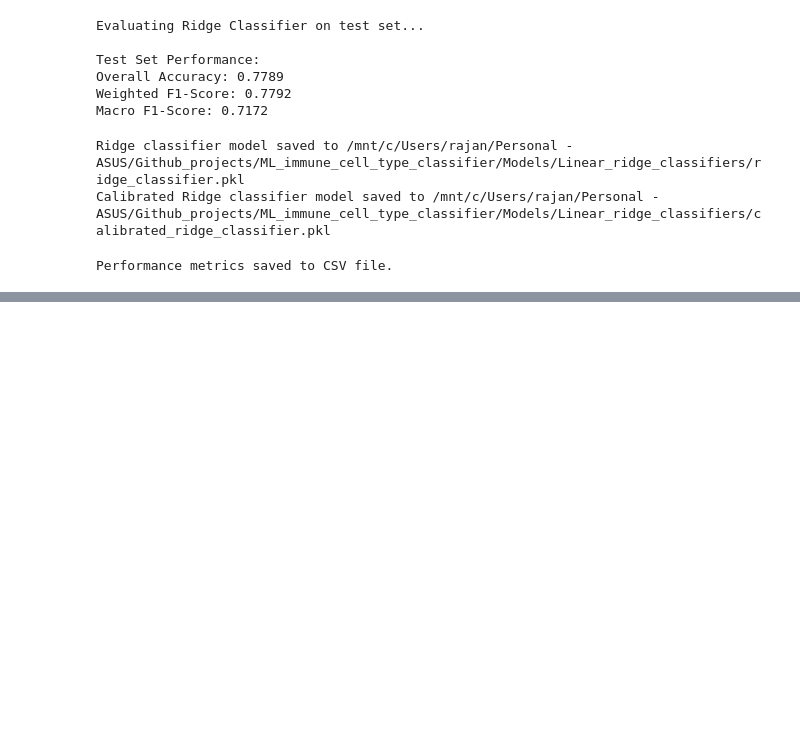
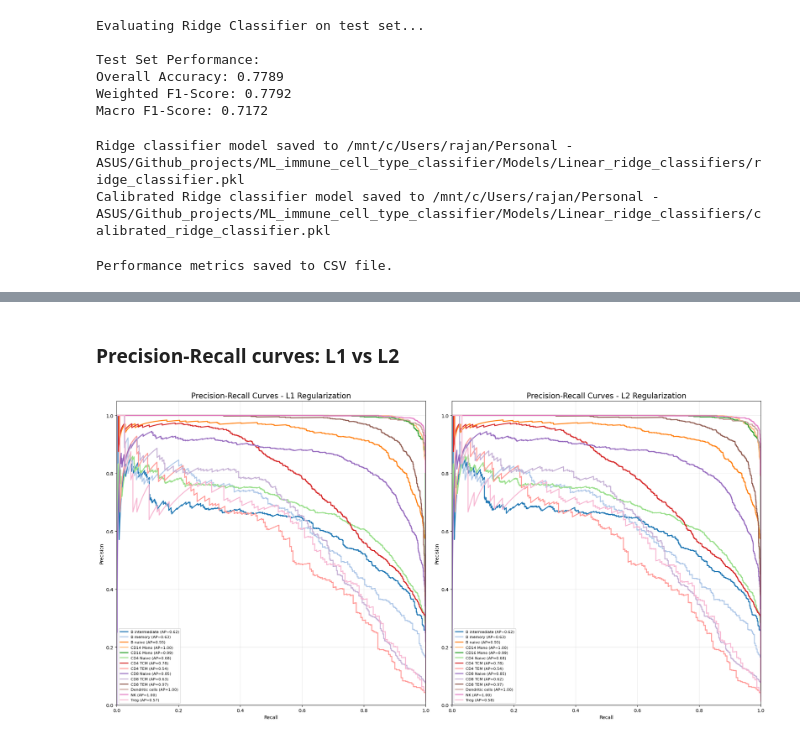
Before and after one commit to rajantidke/ML_immune_cell_type_classifier, a Jupyter notebook: Notebooks/3_Supervised_Learning.ipynb, the cells around one changed output, grey strips where cells are left out. Saved outputs shown, nothing was run; the diff lists cells and outputs as text; code cells hidden in the pictures; blank space fills up the shorter version.

```diff
--- a/Notebooks/3_Supervised_Learning.ipynb
+++ b/Notebooks/3_Supervised_Learning.ipynb
@@ -616,0 +993,38 @@ Performance metrics saved to CSV file.
+# %% [markdown]
+### Precision-Recall curves: L1 vs L2
+# %%
+fig, axes = plt.subplots(1, 2, figsize=(20, 10))
+
+for i in range(n_classes):
+    precision, recall, _ = precision_recall_curve(y_val_bin[:, i], y_val_proba_lr_l1[:, i])
+    pr_auc = average_precision_score(y_val_bin[:, i], y_val_proba_lr_l1[:, i])
+    class_name = label_encoder.classes_[i]
+    axes[0].plot(recall, precision, lw=2, color=color_palette[i % len(color_palette)], label=f"{class_name} (AP={pr_auc:.2f})")
+
+axes[0].set_xlim([0.0, 1.0])
+axes[0].set_ylim([0.0, 1.05])
+axes[0].set_xlabel("Recall")
+axes[0].set_ylabel("Precision")
+axes[0].set_title("Precision-Recall Curves - L1 Regularization", fontsize=16)
+axes[0].legend(loc="best", fontsize=8)
+axes[0].grid(alpha=0.3)
+
+for i in range(n_classes):
+    precision, recall, _ = precision_recall_curve(y_val_bin[:, i], y_val_proba_lr_l2[:, i])
+    pr_auc = average_precision_score(y_val_bin[:, i], y_val_proba_lr_l2[:, i])
+    class_name = label_encoder.classes_[i]
+    axes[1].plot(recall, precision, lw=2, color=color_palette[i % len(color_palette)], label=f"{class_name} (AP={pr_auc:.2f})")
+
+axes[1].set_xlim([0.0, 1.0])
+axes[1].set_ylim([0.0, 1.05])
+axes[1].set_xlabel("Recall")
+axes[1].set_ylabel("Precision")
+axes[1].set_title("Precision-Recall Curves - L2 Regularization", fontsize=16)
+axes[1].legend(loc="best", fontsize=8)
+axes[1].grid(alpha=0.3)
+
+plt.tight_layout()
+plt.savefig(os.path.join(PLOT_DIR, "comparison_precision_recall_l1_l2.png"), dpi=300, bbox_inches="tight")
+plt.show()
+# %% [output]
+[figure, added]
```
Also changed, not shown: parts of 40 cells of this notebook, 7 other files.
